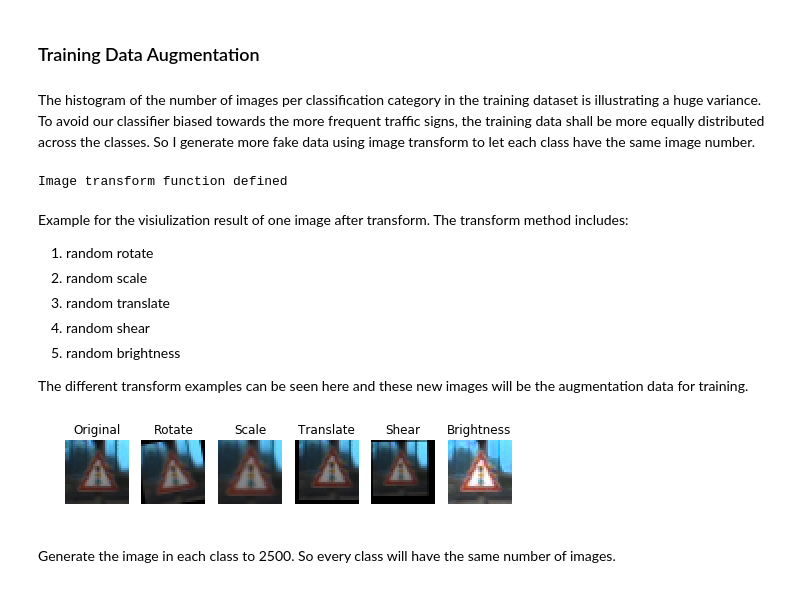
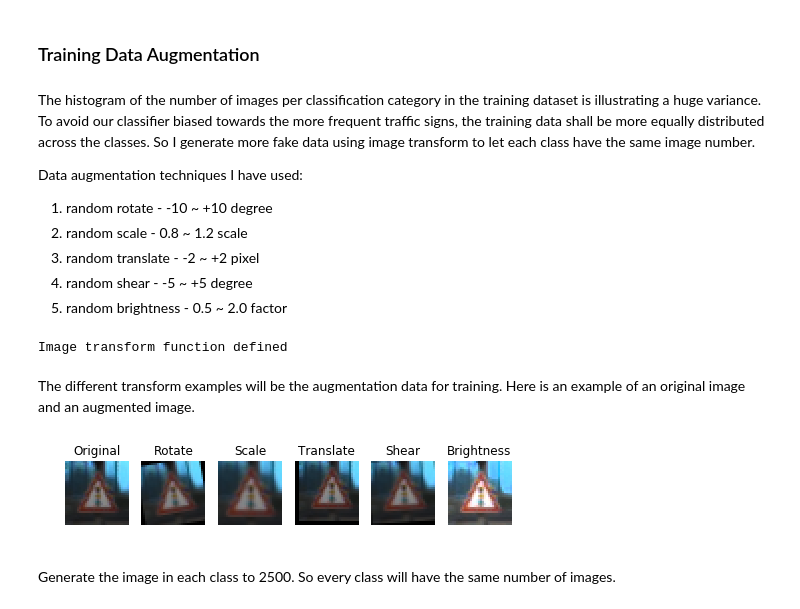
Before and after one commit to demon221/CarND-Traffic-Sign-Classifier-P2, a Jupyter notebook: Traffic_Sign_Classifier.ipynb, the cells around one changed output. Saved outputs shown, nothing was run; the diff lists cells and outputs as text; code cells hidden in the pictures.

```diff
--- a/Traffic_Sign_Classifier.ipynb
+++ b/Traffic_Sign_Classifier.ipynb
@@ -240,6 +248,13 @@ Preprocess function defined
 ### Training Data Augmentation
 # %% [markdown]
 The histogram of the number of images per classification category in the training dataset is illustrating a huge variance. To avoid our classifier biased towards the more frequent traffic signs, the training data shall be more equally distributed across the classes. So I generate more fake data using image transform to let each class have the same image number.
+
+Data augmentation techniques I have used:
+1. random rotate - -10 ~ +10 degree
+2. random scale - 0.8 ~ 1.2 scale
+3. random translate - -2 ~ +2 pixel
+4. random shear - -5 ~ +5 degree
+5. random brightness - 0.5 ~ 2.0 factor
 # %%
 ### Generate additional data. With the method of random rotate, translate, shear, scale, brightness
 
@@ -313,35 +327,28 @@ def random_image_transform(image):
 print('Image transform function defined')
 # %% [output]
 Image transform function defined
-# %% [markdown]
-Example for the visiulization result of one image after transform.
-The transform method includes:
-1. random rotate
-2. random scale
-3. random translate
-4. random shear
-5. random brightness
-
-The different transform examples can be seen here and these new images will be the augmentation data for training.
+# %% [markdown]
+The different transform examples will be the augmentation data for training.
+Here is an example of an original image and an augmented image.
 # %%
 image = X_train[1234, :, :, :]
 
 transform_exmpl = [image,
                    image_rotate(image, 10),
                    image_scale(image, 1.2),
                    image_translate(image, 2, -2),
                    image_shear(image, 5),
                    image_brightness(image, 2.0)]
 
 transform_title = ['Original', 'Rotate', 'Scale', 'Translate', 'Shear', 'Brightness']
 
-f2, cell2 = plt.subplots(1, 6, figsize=(8,5))
+fig, sign = plt.subplots(1, 6, figsize=(8,5))
 for i in range(6):
-    cell2[i].imshow(transform_exmpl[i])
-    cell2[i].axis('off')
-    cell2[i].set_title(transform_title[i])
+    sign[i].imshow(transform_exmpl[i])
+    sign[i].axis('off')
+    sign[i].set_title(transform_title[i])
 # %% [output]
-[figure, old version]
+[figure, new version]
 # %% [markdown]
 Generate the image in each class to 2500. So every class will have the same number of images.
 # %%
```
Also changed, not shown: parts of 18 cells of this notebook, 11 other files.
